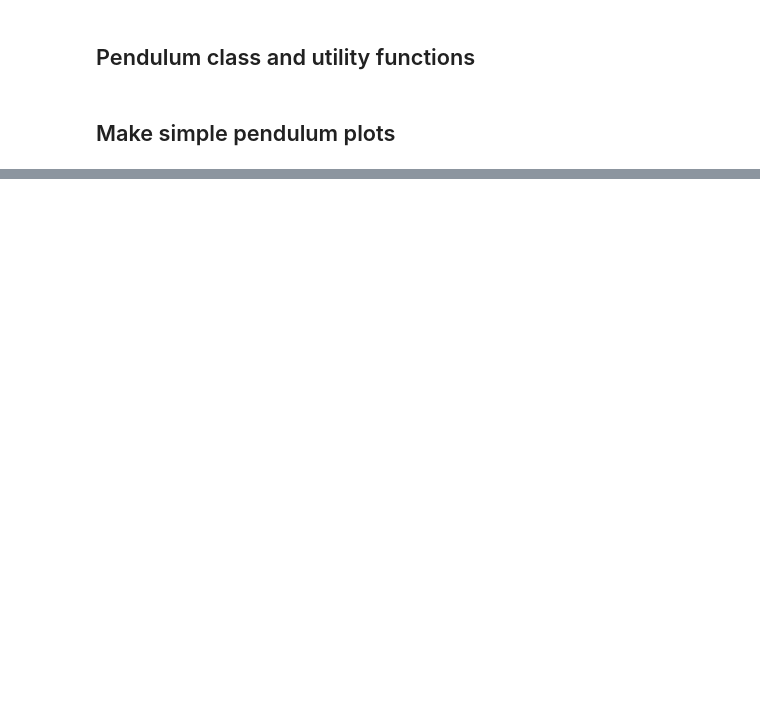
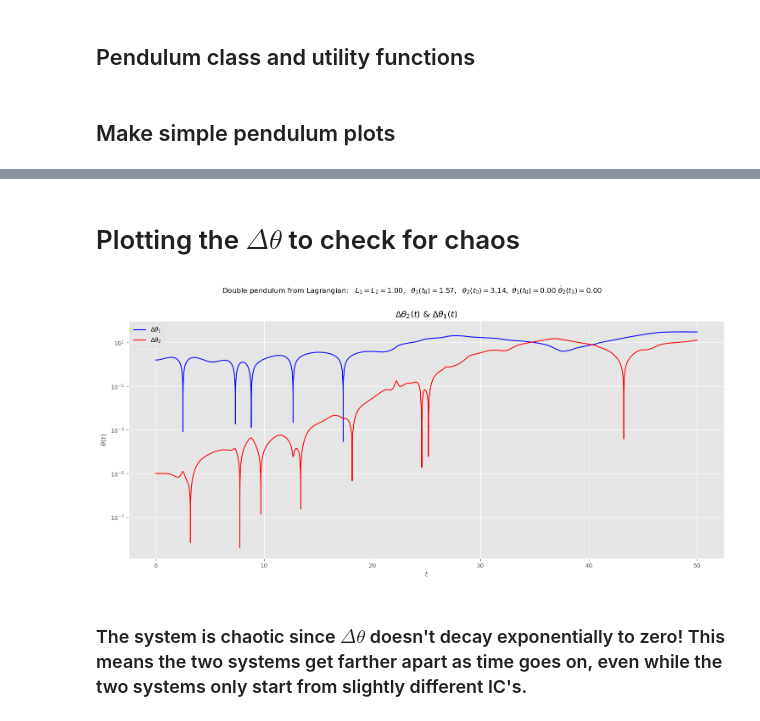
Before and after one commit to Shockblack/5300_final, a Jupyter notebook: Lagrangian_pendulum.ipynb, the cells around one changed output, grey strips where cells are left out. Drawn from its saved outputs; the diff is of its cells as text; code cells hidden in the pictures; blank space fills up the shorter version.

```diff
--- a/Lagrangian_pendulum.ipynb
+++ b/Lagrangian_pendulum.ipynb
@@ -226,0 +228,53 @@ fig.savefig('simple_pendulum_Lagrange.png', bbox_inches='tight')
+# %% [markdown]
+# Plotting the $\Delta\theta$ to check for chaos
+# %%
+# initial conditions
+th_1_0 = np.pi/2.
+th_1_dot_0 = 0.
+th_2_0 = np.pi
+th_2_dot_0 = 0.
+
+# Solving the ODE, but one theta slighly larger
+theta_1, theta_1_dot, theta_2, theta_2_dot = p1.solve_ode(t_pts, th_1_0, th_1_dot_0, th_2_0, th_2_dot_0)
+theta_1b, theta_1b_dot, theta_2b, theta_2b_dot = p1.solve_ode(t_pts, th_1_0, th_1_dot_0, th_2_0+0.00001, th_2_dot_0)
+
+
+# start the plot!
+fig = plt.figure(figsize=(15,7))
+plt.style.use('ggplot')
+overall_title = 'Double pendulum from Lagrangian:  ' + \
+                rf' $L_1 = L_2 = {p1.L1:.2f},$' + \
+                rf'  $\theta_1(t_0) = {th_1_0:.2f},$' + \
+                rf'  $\theta_2(t_0) = {th_2_0:.2f},$' + \
+                rf' $\dot\theta_1(t_0) = {th_1_dot_0:.2f}$' + \
+                rf' $\dot\theta_2(t_0) = {th_2_dot_0:.2f}$'   # \n means a new line (adds some space here)
+fig.suptitle(overall_title, va='baseline')
+
+# first plot: phi plot
+ax_a = fig.add_subplot(1,1,1)
+
+start, stop = start_stop_indices(t_pts, t_start, t_end)
+plot_y_vs_x(t_pts[start : stop], np.fabs(theta_1[start : stop]-theta_2b[start : stop]),
+            axis_labels=theta_vs_time_labels,
+            color='blue',
+            semilogy=True,
+            label=rf'$\Delta\theta_1$',
+            ax=ax_a)
+
+
+start, stop = start_stop_indices(t_pts, t_start, t_end)
+plot_y_vs_x(t_pts[start : stop], np.fabs(theta_2[start : stop]-theta_2b[start : stop]),
+            axis_labels=theta_vs_time_labels,
+            color='red',
+            semilogy=True,
+            label=rf'$\Delta\theta_2$',
+            title=r'$\Delta\theta_2(t)$ & $\Delta\theta_1(t)$',
+            ax=ax_a)
+
+
+fig.tight_layout()
+fig.savefig('simple_pendulum_Lagrange.png', bbox_inches='tight')
+# %% [output]
+[figure, added]
+# %% [markdown]
+### The system is chaotic since $\Delta\theta$ doesn't decay exponentially to zero! This means the two systems get farther apart as time goes on, even while the two systems only start from slightly different IC's.
```
Also changed, not shown: parts of 3 cells of this notebook.
